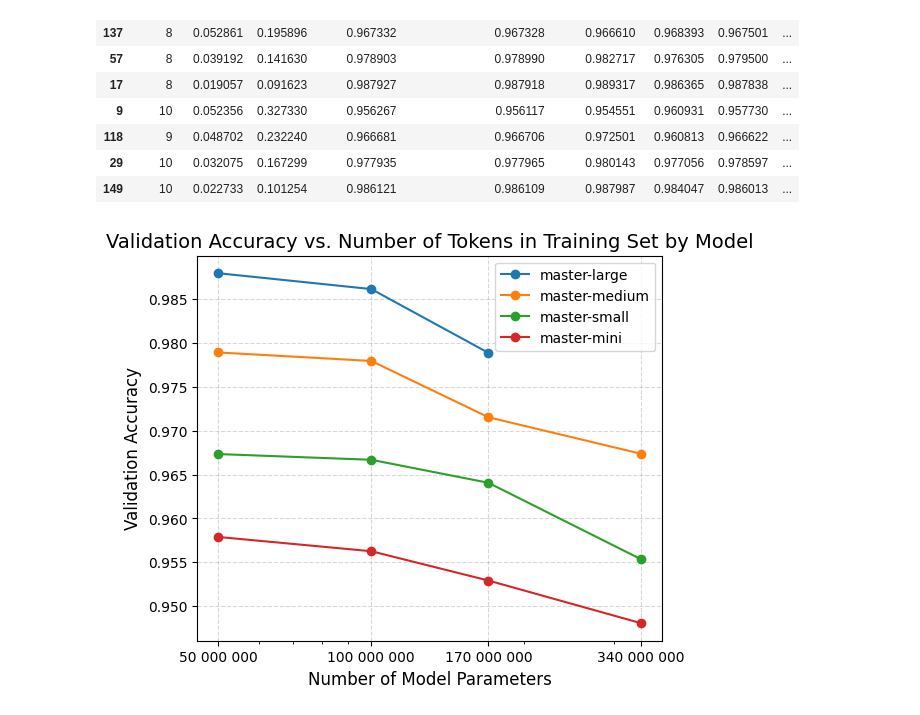
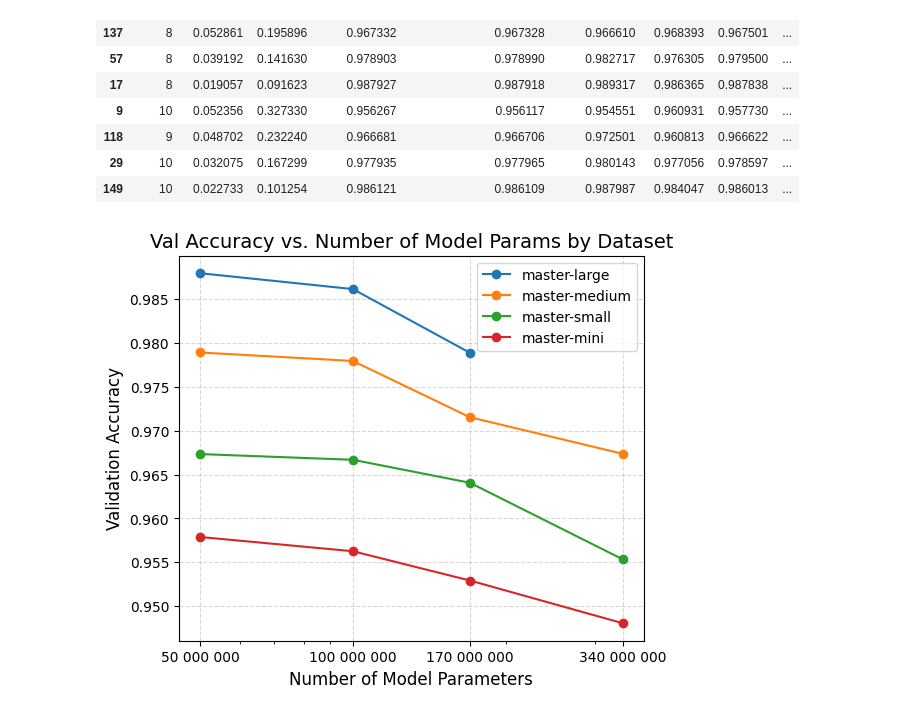
Before and after one commit to Michal1337/GenTextDetect, a Jupyter notebook: logs/baseline/plots.ipynb, the cells around one changed output. Drawn from its saved outputs; the diff is of its cells as text; code cells hidden in the pictures.

```diff
--- a/logs/baseline/plots.ipynb
+++ b/logs/baseline/plots.ipynb
@@ -238,32 +238,32 @@ for ds in ds_order:
         plt.plot(
             model_data["model_size"],
             model_data["val_accuracy"],
             marker="o",
             label=ds
         )
 
 # Unique model sizes for ticks
 unique_sizes = sorted(grouped["model_size"].unique())
 
 # Set log scale
 plt.xscale("log")
 
 # Force x-ticks only at model sizes
 plt.xticks(unique_sizes, [f"{int(x):,}".replace(",", " ") for x in unique_sizes])
 
 # Optionally, disable minor ticks completely
 plt.gca().xaxis.set_minor_formatter(NullFormatter())
 
 plt.xticks(fontsize=10)
 plt.yticks(fontsize=10)
 plt.xlabel("Number of Model Parameters", fontsize=12)
 plt.ylabel("Validation Accuracy", fontsize=12)
-plt.title("Validation Accuracy vs. Number of Tokens in Training Set by Model", fontsize=14)
+plt.title("Val Accuracy vs. Number of Model Params by Dataset", fontsize=14)
 plt.legend(loc='upper right', fontsize=10)
 
 # Show only horizontal grid lines
 plt.grid(True, linestyle="--", alpha=0.3, color='gray')
 
 plt.show()
 # %% [output]
-[figure, old version]
+[figure, new version]
```
Also changed, not shown: parts of 1 cell of this notebook, 4 other files.
